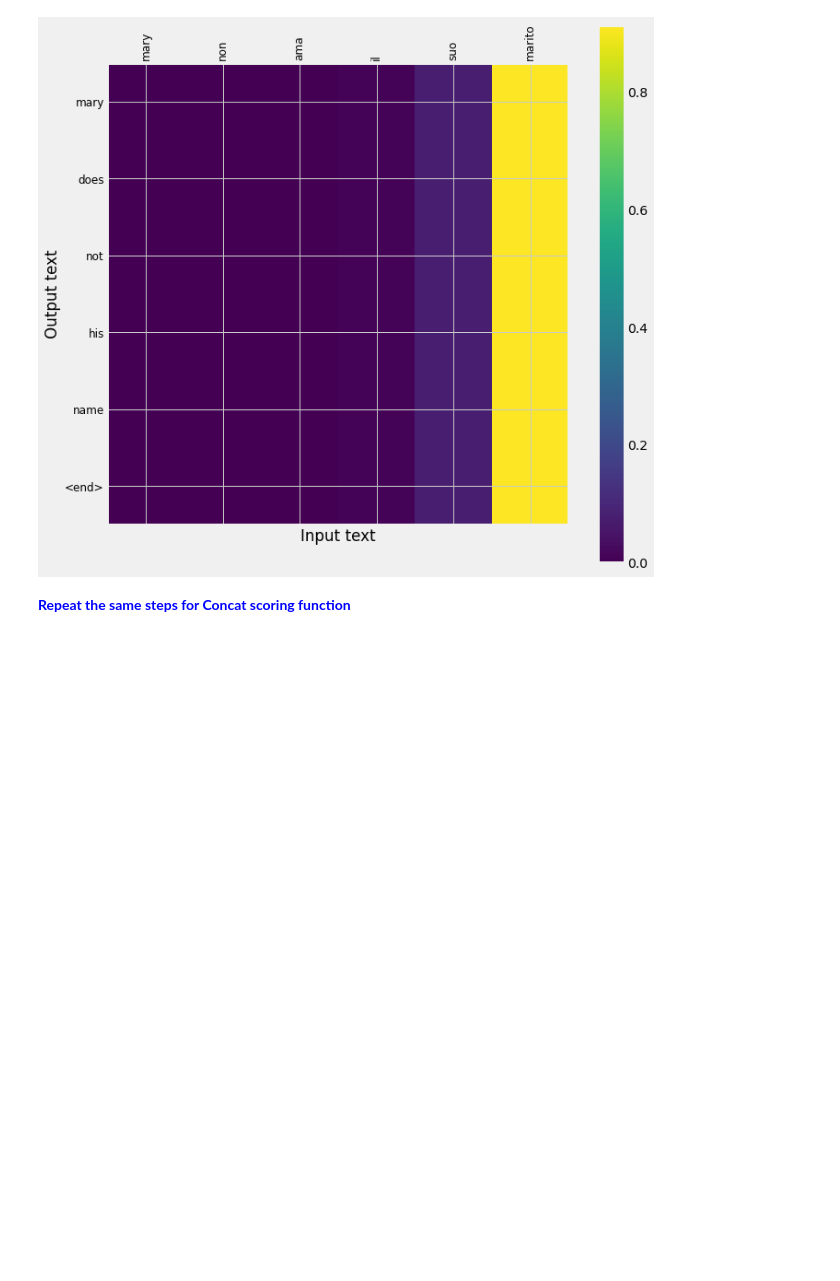
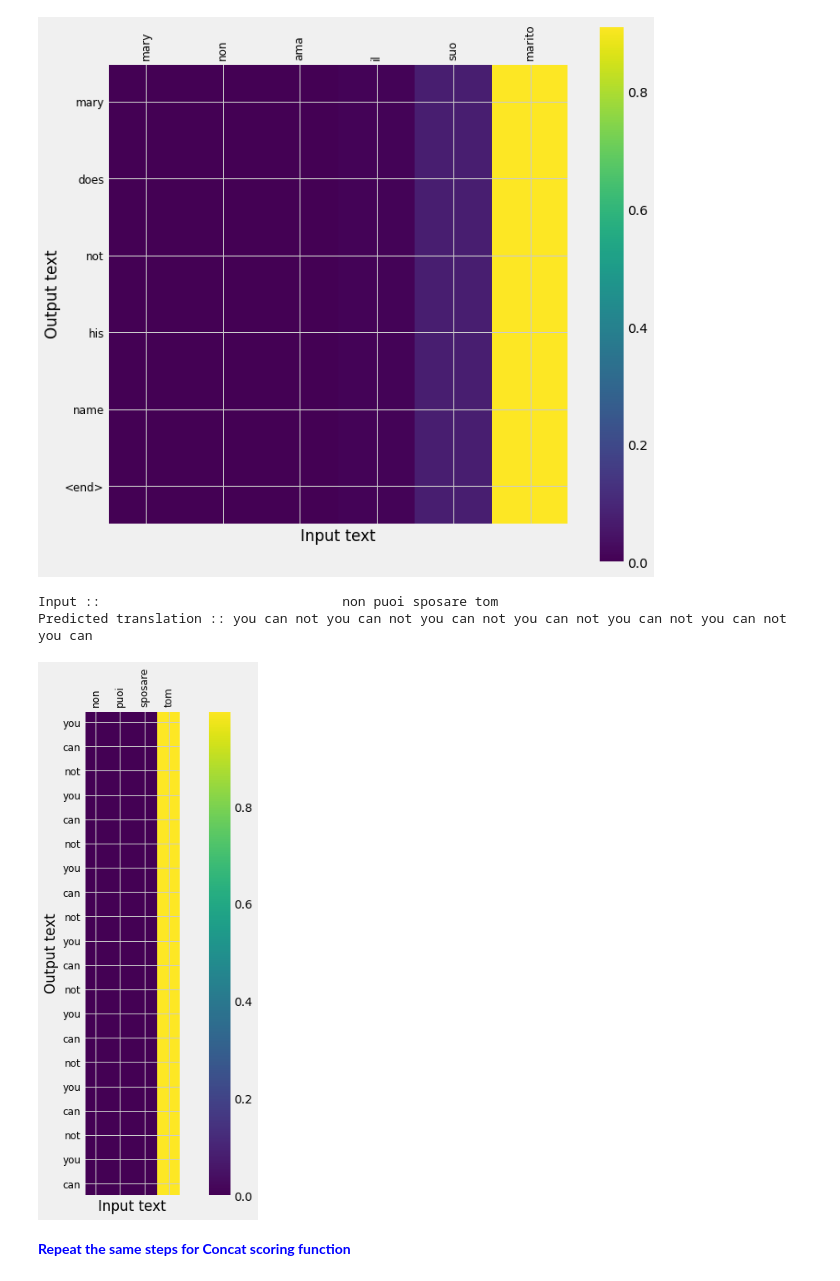
Before and after one commit to jishnukoliyadan/AAIC_Course_Works, a Jupyter notebook: 28_NLP_Attention_Mechanism/28_NLP_Attention_Mechanism.ipynb, the cells around one changed output. Saved outputs shown, nothing was run; the diff lists cells and outputs as text; code cells hidden in the pictures; blank space fills up the shorter version.

```diff
--- a/28_NLP_Attention_Mechanism/28_NLP_Attention_Mechanism.ipynb
+++ b/28_NLP_Attention_Mechanism/28_NLP_Attention_Mechanism.ipynb
@@ -1484,6 +1600,12 @@ plot_attention('mary non ama il suo marito', model_2_general)
 Input ::                         mary non ama il suo marito
 Predicted translation :: mary does not his name <end>
 [figure]
+# %%
+plot_attention('non puoi sposare tom', model_2_general)
+# %% [output]
+Input ::                               non puoi sposare tom
+Predicted translation :: you can not you can not you can not you can not you can not you can not you can
+[figure, added]
 # %% [markdown]
 <font color='blue'>**Repeat the same steps for Concat scoring function**</font>
 # %%
```
Also changed, not shown: parts of 36 cells of this notebook, 1 other file.
